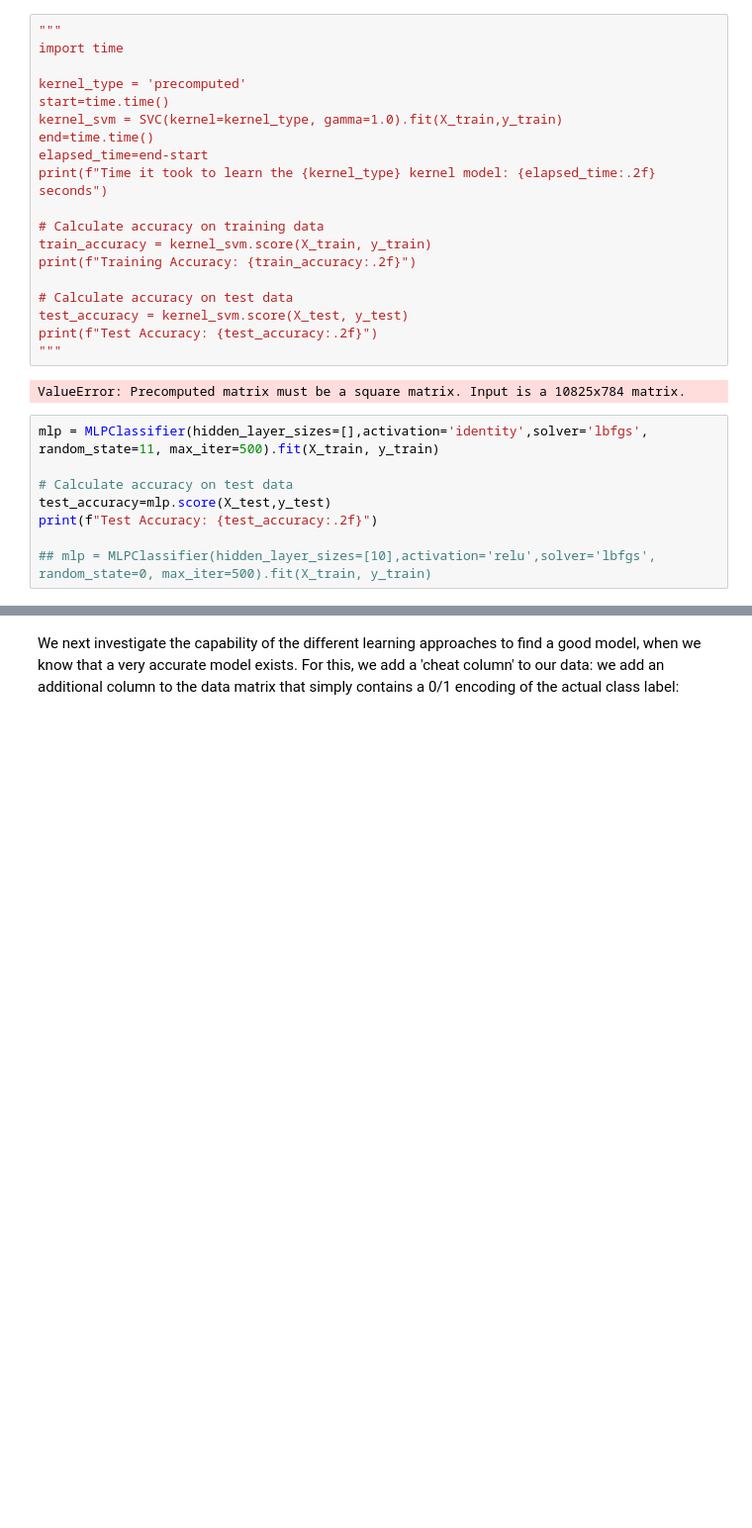
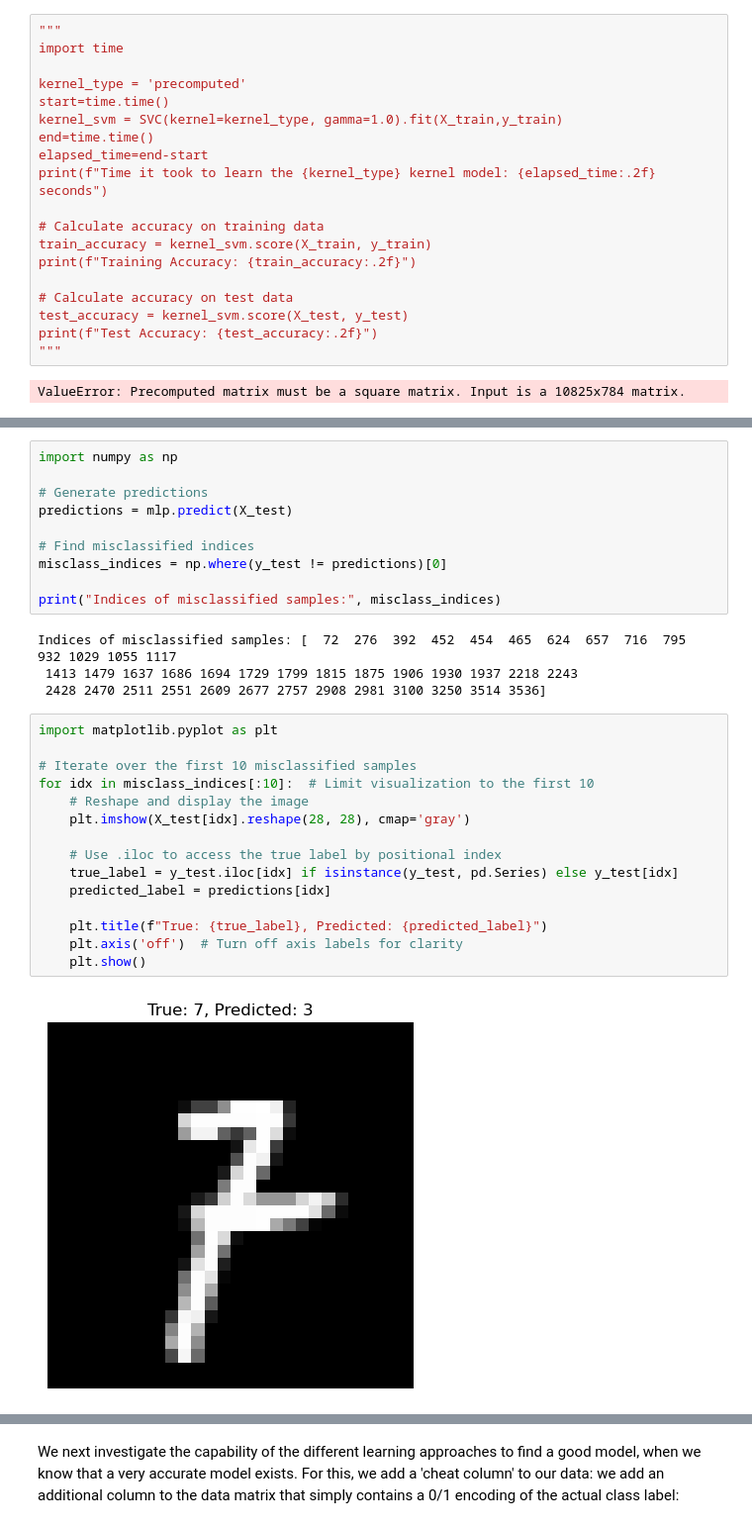
Before and after one commit to kennethelong/firstPyhtonProject, a Jupyter notebook: Exam/Exercise_sheet_E24-2.ipynb, the cells around one changed output, grey strips where cells are left out. Shown at 99% size. Drawn from its saved outputs; the diff is of its cells as text; blank space fills up the shorter version.

```diff
--- a/Exam/Exercise_sheet_E24-2.ipynb
+++ b/Exam/Exercise_sheet_E24-2.ipynb
@@ -169,11 +169,3 @@ print(f"Test Accuracy: {test_accuracy:.2f}")
 """
 # %% [output]
 ValueError: Precomputed matrix must be a square matrix. Input is a 10825x784 matrix.
-# %%
-mlp = MLPClassifier(hidden_layer_sizes=[],activation='identity',solver='lbfgs', random_state=11, max_iter=500).fit(X_train, y_train)
-
-# Calculate accuracy on test data
-test_accuracy=mlp.score(X_test,y_test)
-print(f"Test Accuracy: {test_accuracy:.2f}")
-
-## mlp = MLPClassifier(hidden_layer_sizes=[10],activation='relu',solver='lbfgs', random_state=0, max_iter=500).fit(X_train, y_train)
@@ -181,0 +399,31 @@ Test Accuracy: 0.98
+# %%
+import numpy as np
+
+# Generate predictions
+predictions = mlp.predict(X_test)
+
+# Find misclassified indices
+misclass_indices = np.where(y_test != predictions)[0]
+
+print("Indices of misclassified samples:", misclass_indices)
+# %% [output]
+Indices of misclassified samples: [  72  276  392  452  454  465  624  657  716  795  932 1029 1055 1117
+ 1413 1479 1637 1686 1694 1729 1799 1815 1875 1906 1930 1937 2218 2243
+ 2428 2470 2511 2551 2609 2677 2757 2908 2981 3100 3250 3514 3536]
+# %%
+import matplotlib.pyplot as plt
+
+# Iterate over the first 10 misclassified samples
+for idx in misclass_indices[:10]:  # Limit visualization to the first 10
+    # Reshape and display the image
+    plt.imshow(X_test[idx].reshape(28, 28), cmap='gray')
+
+    # Use .iloc to access the true label by positional index
+    true_label = y_test.iloc[idx] if isinstance(y_test, pd.Series) else y_test[idx]
+    predicted_label = predictions[idx]
+
+    plt.title(f"True: {true_label}, Predicted: {predicted_label}")
+    plt.axis('off')  # Turn off axis labels for clarity
+    plt.show()
+# %% [output]
+[figure, added]
```
Also changed, not shown: parts of 5 cells of this notebook, 6 other files.
